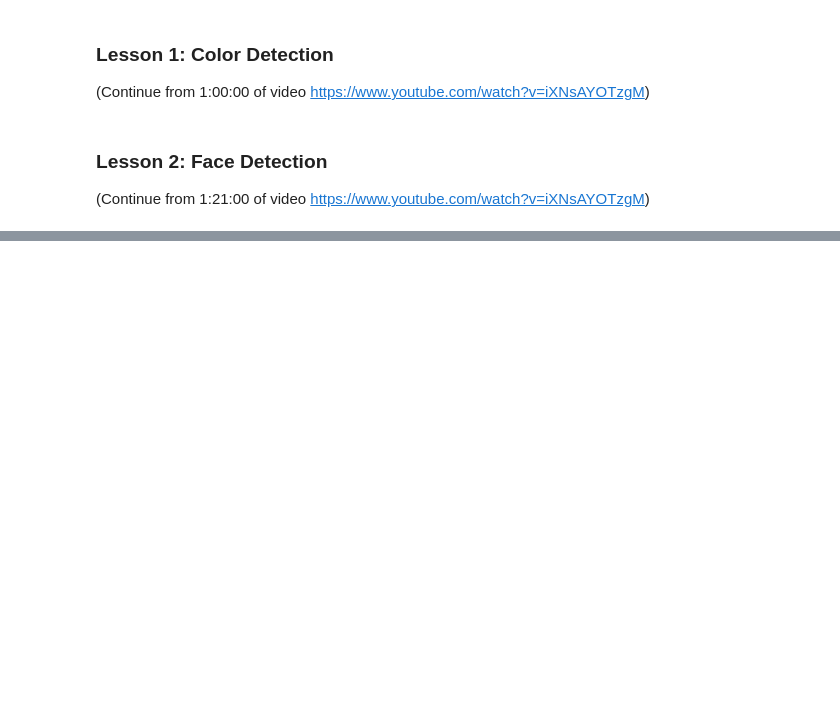
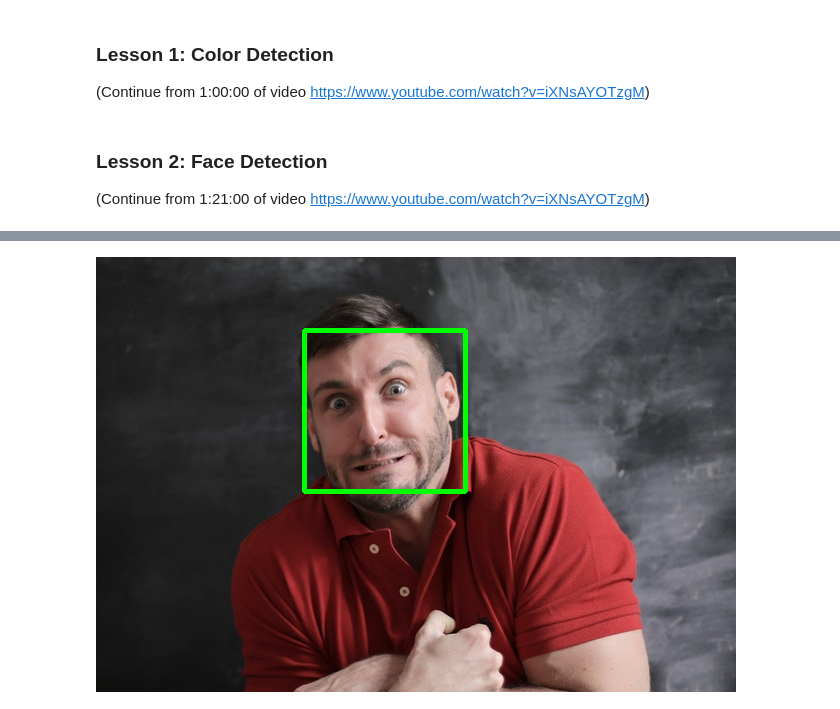
Before and after one commit to gmacario/learning-python, a Jupyter notebook: jupyter/fcc-tutorial/fcc_opencv_tutorial.ipynb, the cells around one changed output, grey strips where cells are left out. Cells and saved outputs as stored; diff of their text form; code cells hidden in the pictures; blank space fills up the shorter version.

```diff
--- a/jupyter/fcc-tutorial/fcc_opencv_tutorial.ipynb
+++ b/jupyter/fcc-tutorial/fcc_opencv_tutorial.ipynb
@@ -168,18 +168,20 @@ import cv2
 # import numpy as np
 from google.colab.patches import cv2_imshow
 
-face_cascade = cv2.CascadeClassifier("files/haardcascade_frontface_default.xml")
-print(face_cascade)
+face_cascade = cv2.CascadeClassifier("files/haarcascade_frontalface_default.xml")
+print(f"DEBUG: face_cascade={face_cascade}")
 
 img = cv2.imread("images/person.jpg")
+# img = cv2.imread("images/group.jpg")
 
 # Convert BGR image to grayscale
 gray = cv2.cvtColor(img, cv2.COLOR_BGR2GRAY)
 
-faces = None # face_cascade.detectMultiScale(gray, 1.3, 5)
+faces = face_cascade.detectMultiScale(gray, 1.3, 5)
+print(f"DEBUG: faces={faces}")
 
-# TODO
-# for (x,y,w,h) in faces:
-#  cv2.rectangle(img, (x,y), (x+w,y+h), (0,255,0), 3)
-#
-# cv2_imshow(img)
+for (x,y,w,h) in faces:
+  cv2.rectangle(img, (x,y), (x+w,y+h), (0,255,0), 3)
+
+cv2_imshow(img)
+# %% [output]
@@ -185,0 +190 @@ faces = None # face_cascade.detectMultiScale(gray, 1.3, 5)
+[figure, added]
```
Also changed, not shown: parts of 4 cells of this notebook.
